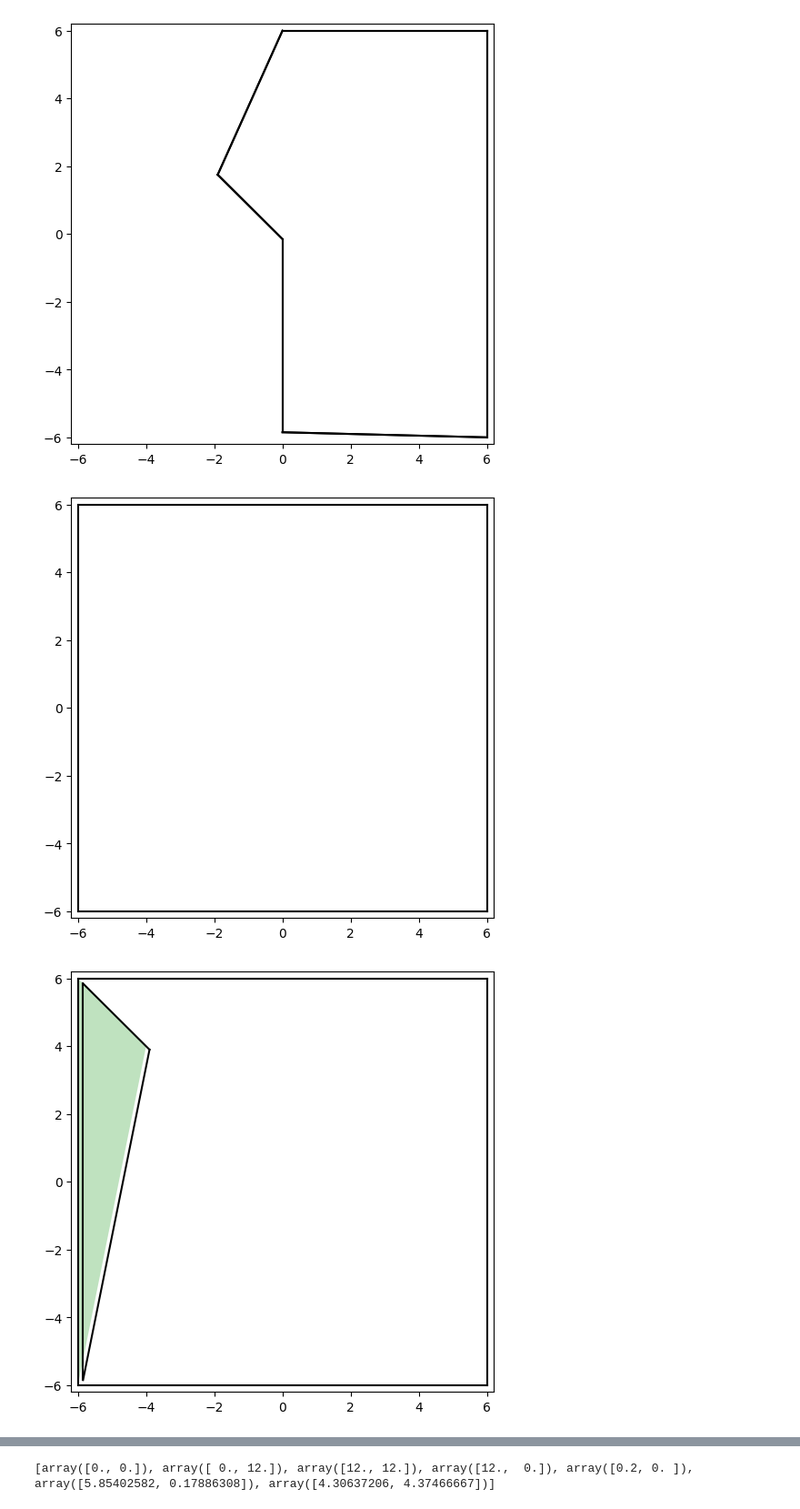
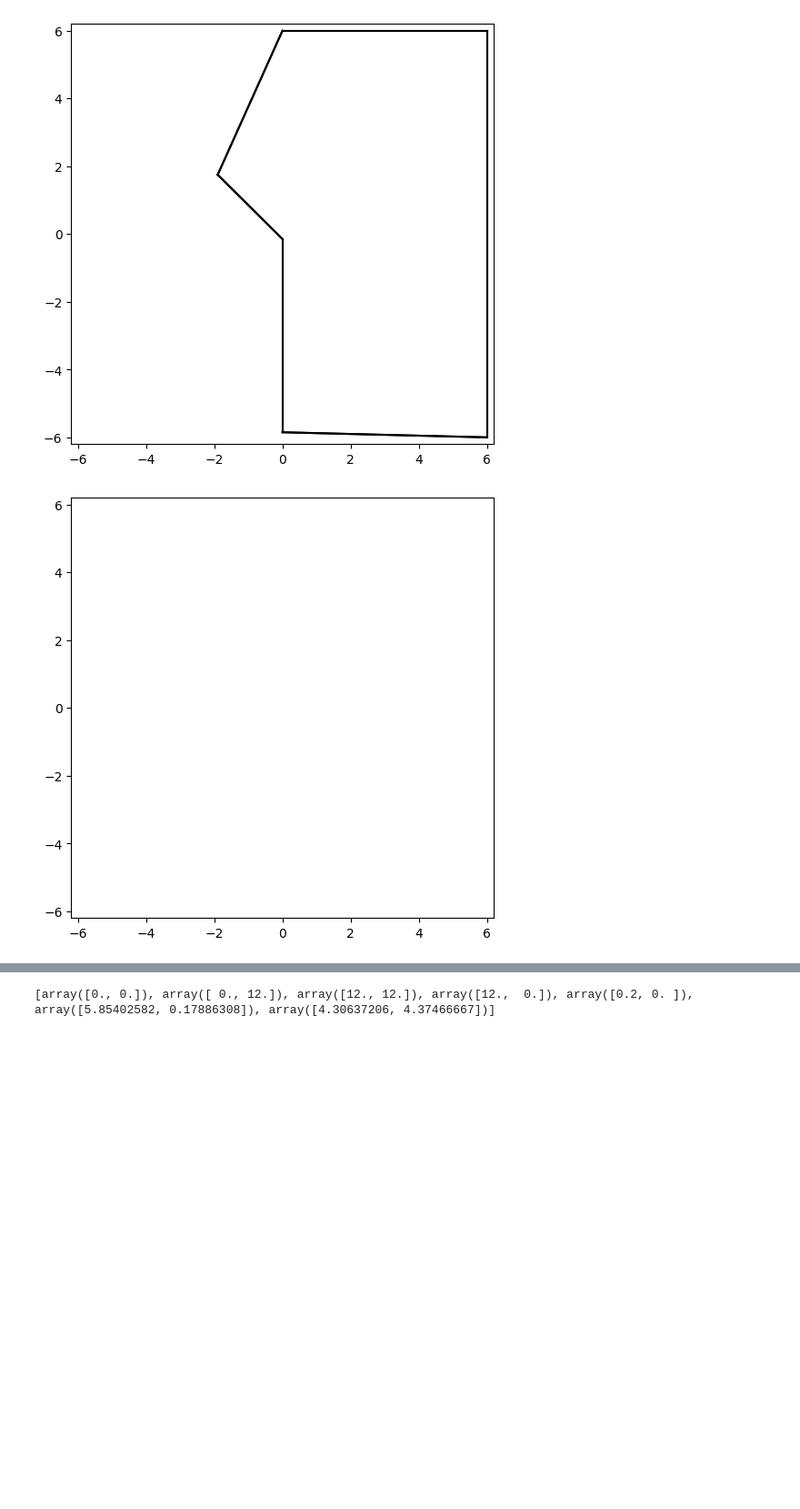
Before and after one commit to simaomenesesjoao/ostomachion, a Jupyter notebook: documents/ostomachion_images.ipynb, the cells around one changed output, grey strips where cells are left out. Shown at 91% size. Saved outputs shown, nothing was run; the diff lists cells and outputs as text; code cells hidden in the pictures; blank space fills up the shorter version.

Commit message:
Refactored polygon and state plotting functions

```diff
--- a/documents/ostomachion_images.ipynb
+++ b/documents/ostomachion_images.ipynb
@@ -523,18 +530,14 @@ class State:
             plot_poly(ax, poly, 0.0, 1.0)
 
 
-    def plot_in_position(self, ax, position, scale = 1.0, frame_lw = 1.0,
-                         poly_lw = 1.0, frame_alpha = 0.5, poly_alpha = 1.0,
-                         linecolor = 'k', arrows = None):
-        dr = position# - self.frame.get_center()
+    def plot_in_position(self, ax, dr = np.zeros(2), scale = 1.0,
+                         frame_details = PolygonDetails(),
+                         poly_details = PolygonDetails()):
 
-
-        plot_poly(ax, self.frame, frame_lw, frame_alpha, dr = dr, scale = scale,
-                  linecolor = linecolor, arrows = arrows)
+        plot_poly(ax, self.frame, dr = dr, scale = scale, details = frame_details)
 
         for poly in self.polys:
-            plot_poly(ax, poly, poly_lw, poly_alpha, dr = dr, scale = scale,
-                      arrows = arrows)
+            plot_poly(ax, poly, dr = dr, scale = scale, details = poly_details)
 # %%
 def are_states_equal(state1, state2):
     groups1 = [[] for i in range(20)]
@@ -1376,19 +1424,22 @@ No more modifications
 
 d = 0.15
 
-#for i in range(iteration):
+fig, ax = plt.subplots(1,1,figsize=(6,6))
 
 def update(max_iterations):
+
+    a = 6.2
+    ax.clear()
+    ax.set_xlim([-a, a])
+    ax.set_ylim([-a, a])
 
     progress = 0
     prune_progress = 0
     stage = 0
-    for iteration in range(max_iterations):
 
-        fig, ax = plt.subplots(figsize=(6,6))
-        a = 6.2
-        ax.set_xlim([-a, a])
-        ax.set_ylim([-a, a])
+    for iteration in range(1+max_iterations):
+        draw = (iteration == max_iterations - 1)
+        #draw = True
 
         frame_vertex_index = solution_state.history[3*progress]
         poly_index = solution_state.history[3*progress + 1]
@@ -1407,50 +1458,61 @@ def update(max_iterations):
         α = np.linalg.norm((P-Q)@p)
 
 
-        if stage == 0:
+
+        #print(stage, progress, prune_progress)
+        if stage == 0 and draw:
             # Plot just the frame
             frame_ll.plot(ax)
+            states[progress].state.plot_in_position(ax, np.array([0,0]), frame_lw = 0, poly_lw = 0.0, poly_alpha=0.9)
 
-        if stage == 1:
+        if stage == 1 and draw:
             # Plot the frame and unmerged poly
             frame_ll.plot(ax)
             poly_ll.plot(ax)
-            states[progress+1].state.plot_in_position(ax, np.array([0,0]), frame_lw = 0, poly_lw = 0.0, poly_alpha=0.3)
+            states[progress+1].state.plot_in_position(ax, np.array([0,0]), frame_lw = 0, poly_lw = 0.0, poly_alpha=0.9)
 
-        if stage == 2:
+        if stage >= 2:
+            merge_second_into_first(frame_ll, frame_vertex_index, poly_ll, 0, a=α, b=d)
+
+        if stage == 2 and draw:
             # Plot the frame and merged poly
-            merge_second_into_first(frame_ll, frame_vertex_index, poly_ll, 0, a=α, b=d)
             frame_ll.plot(ax)
-            #poly_ll.plot(ax)
-            states[progress+1].state.plot_in_position(ax, np.array([0,0]), frame_lw = 0, poly_lw = 0.0, poly_alpha=0.3)
+            states[progress+1].state.plot_in_position(ax, np.array([0,0]), frame_lw = 0, poly_lw = 0.0, poly_alpha=0.9)
 
 
 
-        if stage > 0:
+        if stage >= 3:
 
-            states[progress+1].state.plot_in_position(ax, np.array([0,0]), frame_lw = 0, poly_lw = 0.0, poly_alpha=0.3)
-
-        if stage > 1:
             modified = True
             for k in range(prune_progress):
                 modified = prune_once(frame_ll, 1e-2)
                 if not modified:
                     break
 
+            if draw:
+                frame_ll.plot(ax)
+                states[progress+1].state.plot_in_position(ax, np.array([0,0]), frame_lw = 0, poly_lw = 0.0, poly_alpha=0.9)
+
+
             if modified:
                 prune_progress += 1
+
             else:
                 progress += 1
                 prune_progress = 0
-                stage = 0
+                stage = -1
 
         stage += 1
 
+        #ax.scatter(*P, s=40, color='r')
+# update(0)
+# update(0)
+# update(1)
+#update(73)
+# plt.show()
 
-        #ax.scatter(*P, s=40, color='r')
-        plt.show()
-
-update(10)
+#from matplotlib.animation import PillowWriter
+ani = animation.FuncAnimation(fig, update, frames=90, interval=800, repeat_delay=1000)
+ani.save("ll_animation.gif", fps=4, dpi=200,savefig_kwargs={'transparent': True})
 # %% [output]
-[figure, old version]
+[figure, new version]
-[figure, removed]
```
Also changed, not shown: parts of 7 cells of this notebook, 2 other files.
